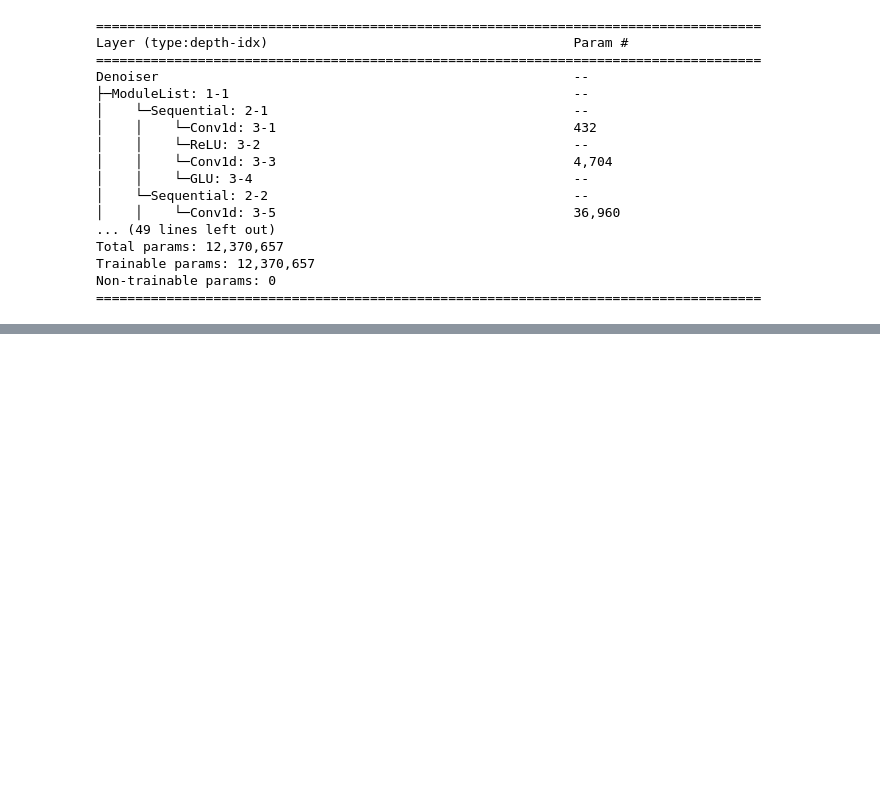
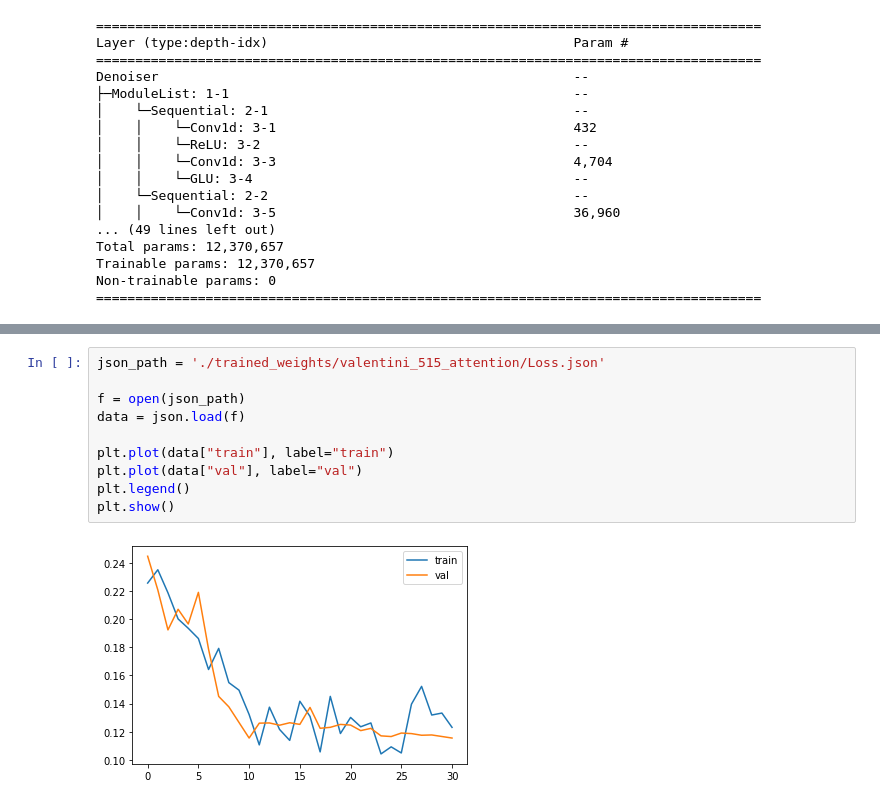
Before and after one commit to Pillowkoh/Deep_Learning_Denoiser, a Jupyter notebook: Train.ipynb, the cells around one changed output, grey strips where cells are left out. Cells and saved outputs as stored; diff of their text form; blank space fills up the shorter version.

```diff
--- a/Train.ipynb
+++ b/Train.ipynb
@@ -128,0 +137,12 @@ Epoch: 6/10, Train Loss=0.700743258, Val Loss=0.4775142949
+# %%
+json_path = './trained_weights/valentini_515_attention/Loss.json'
+
+f = open(json_path)
+data = json.load(f)
+
+plt.plot(data["train"], label="train")
+plt.plot(data["val"], label="val")
+plt.legend()
+plt.show()
+# %% [output]
+[figure, added]
```
Also changed, not shown: parts of 7 cells of this notebook, 52 other files.
